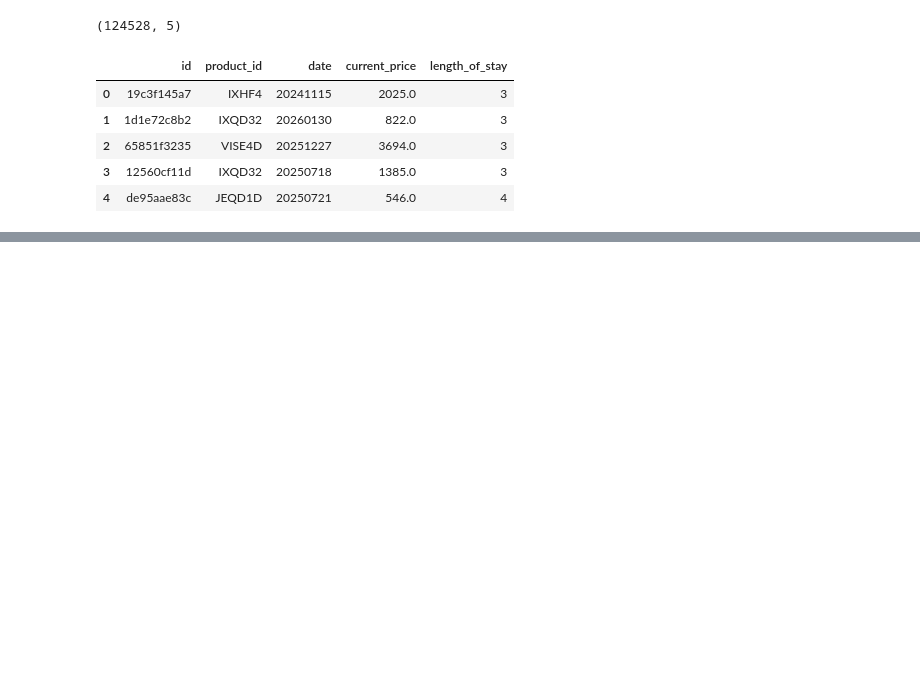
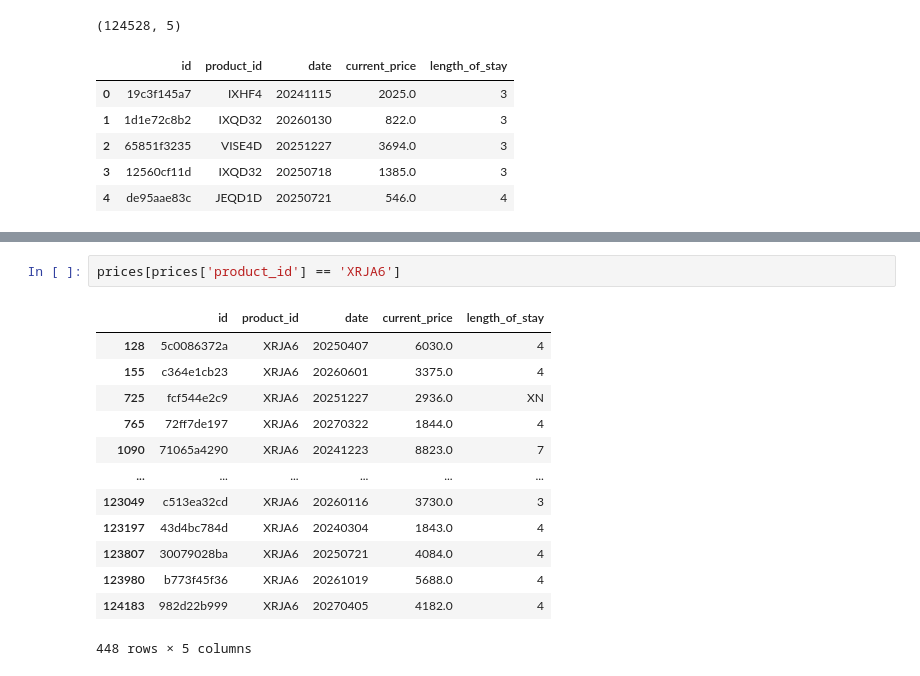
Before and after one commit to XaverHeuser/Data-engineering-task, a Jupyter notebook: notebooks/01_data_exploring.ipynb, the cells around one changed output, grey strips where cells are left out. Drawn from its saved outputs; the diff is of its cells as text; blank space fills up the shorter version.

```diff
--- a/notebooks/01_data_exploring.ipynb
+++ b/notebooks/01_data_exploring.ipynb
@@ -49,0 +291,16 @@ prices.head()
+# %%
+prices[prices['product_id'] == 'XRJA6']
+# %% [output]
+|  | id | product_id | date | current_price | length_of_stay |
+| 128 | 5c0086372a | XRJA6 | 20250407 | 6030.0 | 4 |
+| 155 | c364e1cb23 | XRJA6 | 20260601 | 3375.0 | 4 |
+| 725 | fcf544e2c9 | XRJA6 | 20251227 | 2936.0 | XN |
+| 765 | 72ff7de197 | XRJA6 | 20270322 | 1844.0 | 4 |
+| 1090 | 71065a4290 | XRJA6 | 20241223 | 8823.0 | 7 |
+| ... | ... | ... | ... | ... | ... |
+| 123049 | c513ea32cd | XRJA6 | 20260116 | 3730.0 | 3 |
+| 123197 | 43d4bc784d | XRJA6 | 20240304 | 1843.0 | 4 |
+| 123807 | 30079028ba | XRJA6 | 20250721 | 4084.0 | 4 |
+| 123980 | b773f45f36 | XRJA6 | 20261019 | 5688.0 | 4 |
+| 124183 | 982d22b999 | XRJA6 | 20270405 | 4182.0 | 4 |
+448 rows × 5 columns
```
Also changed, not shown: parts of 21 cells of this notebook, 2 other files.
